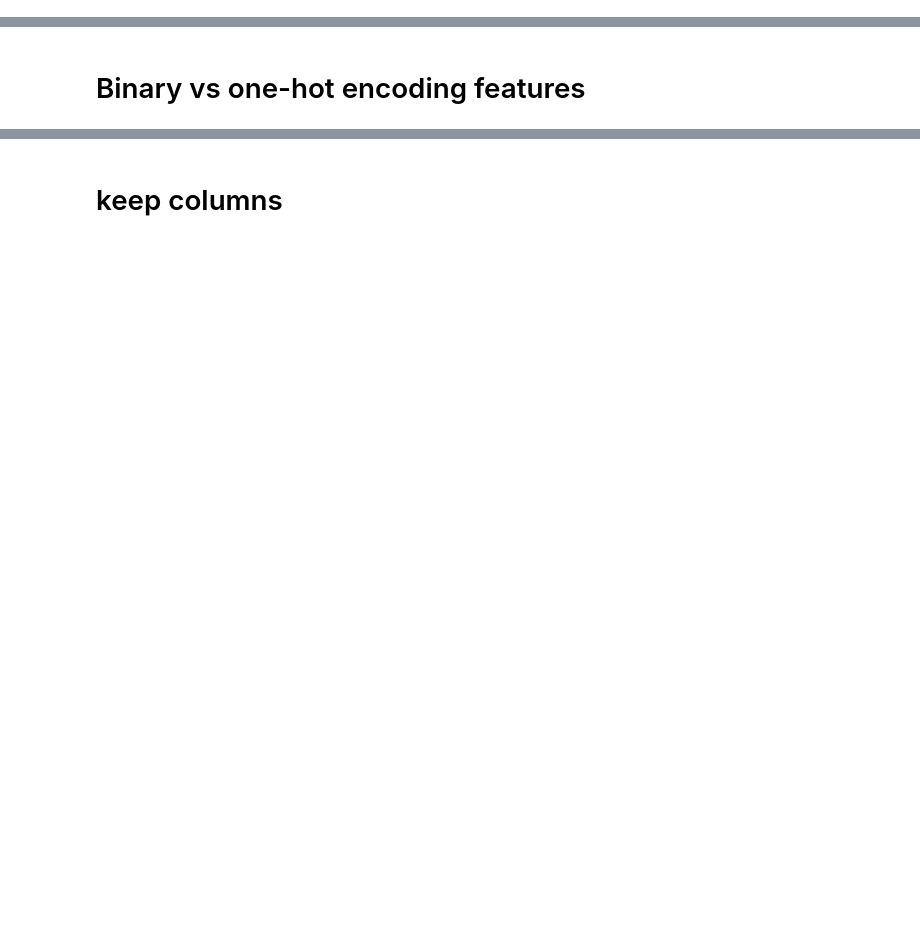
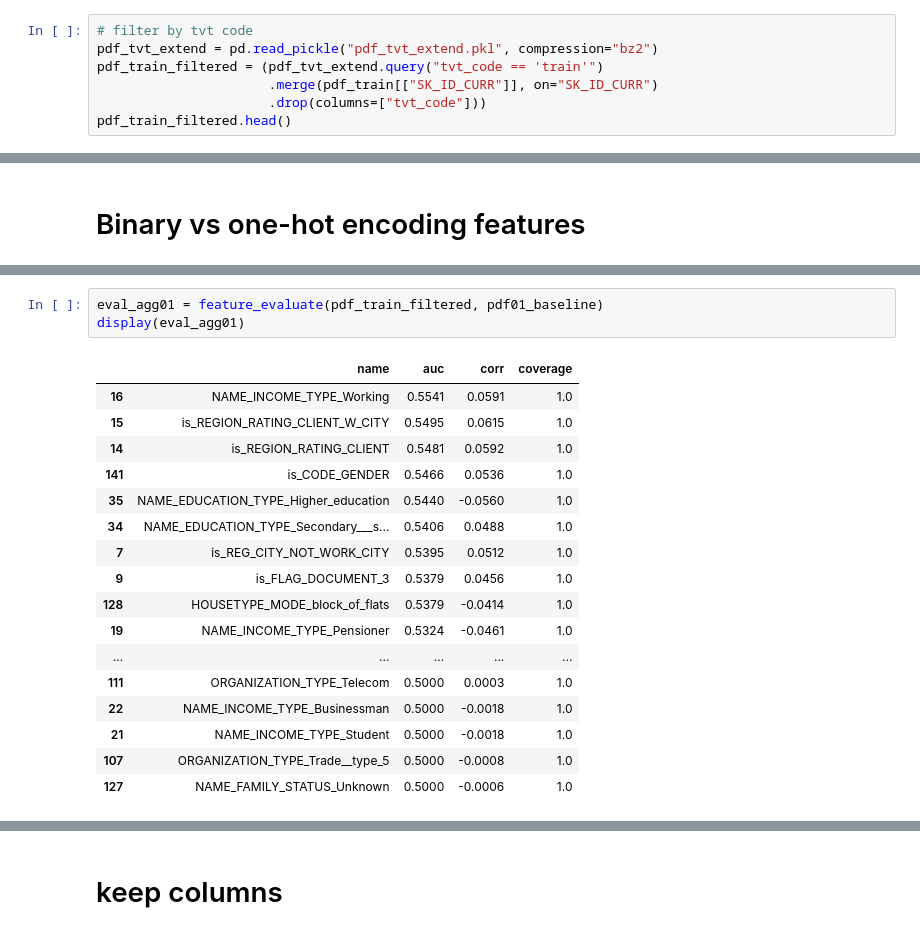
Before and after one commit to ongxuanhong/data-science-mini-course, a Jupyter notebook: 04_feature_engineering/001_baseline.ipynb, the cells around one changed output, grey strips where cells are left out. Saved outputs shown, nothing was run; the diff lists cells and outputs as text; blank space fills up the shorter version.

```diff
--- a/04_feature_engineering/001_baseline.ipynb
+++ b/04_feature_engineering/001_baseline.ipynb
@@ -67,3 +68,10 @@ First 5 rows
 | 119 | AMT_REQ_CREDIT_BUREAU_MON | float64 | 24 (0.01%) | 41519 (13.50%) | 0 (0.00%) | 222233 (72.27%) | 0.0000 | 0.0000 | 0.0000 | 265992.0 | ... |
 | 120 | AMT_REQ_CREDIT_BUREAU_QRT | float64 | 11 (0.00%) | 41519 (13.50%) | 0 (0.00%) | 215417 (70.05%) | 0.0000 | 0.0000 | 0.0000 | 265992.0 | ... |
 | 121 | AMT_REQ_CREDIT_BUREAU_YEAR | float64 | 25 (0.01%) | 41519 (13.50%) | 0 (0.00%) | 71801 (23.35%) | 0.0000 | 1.0000 | 3.0000 | 265992.0 | ... |
+# %%
+# filter by tvt code
+pdf_tvt_extend = pd.read_pickle("pdf_tvt_extend.pkl", compression="bz2")
+pdf_train_filtered = (pdf_tvt_extend.query("tvt_code == 'train'")
+                      .merge(pdf_train[["SK_ID_CURR"]], on="SK_ID_CURR")
+                      .drop(columns=["tvt_code"]))
+pdf_train_filtered.head()
@@ -202,0 +269,21 @@ Wall time: 18.1 s
+# %%
+eval_agg01 = feature_evaluate(pdf_train_filtered, pdf01_baseline)
+display(eval_agg01)
+# %% [output]
+|  | name | auc | corr | coverage |
+| 16 | NAME_INCOME_TYPE_Working | 0.5541 | 0.0591 | 1.0 |
+| 15 | is_REGION_RATING_CLIENT_W_CITY | 0.5495 | 0.0615 | 1.0 |
+| 14 | is_REGION_RATING_CLIENT | 0.5481 | 0.0592 | 1.0 |
+| 141 | is_CODE_GENDER | 0.5466 | 0.0536 | 1.0 |
+| 35 | NAME_EDUCATION_TYPE_Higher_education | 0.5440 | -0.0560 | 1.0 |
+| 34 | NAME_EDUCATION_TYPE_Secondary___s... | 0.5406 | 0.0488 | 1.0 |
+| 7 | is_REG_CITY_NOT_WORK_CITY | 0.5395 | 0.0512 | 1.0 |
+| 9 | is_FLAG_DOCUMENT_3 | 0.5379 | 0.0456 | 1.0 |
+| 128 | HOUSETYPE_MODE_block_of_flats | 0.5379 | -0.0414 | 1.0 |
+| 19 | NAME_INCOME_TYPE_Pensioner | 0.5324 | -0.0461 | 1.0 |
+| ... | ... | ... | ... | ... |
+| 111 | ORGANIZATION_TYPE_Telecom | 0.5000 | 0.0003 | 1.0 |
+| 22 | NAME_INCOME_TYPE_Businessman | 0.5000 | -0.0018 | 1.0 |
+| 21 | NAME_INCOME_TYPE_Student | 0.5000 | -0.0018 | 1.0 |
+| 107 | ORGANIZATION_TYPE_Trade__type_5 | 0.5000 | -0.0008 | 1.0 |
+| 127 | NAME_FAMILY_STATUS_Unknown | 0.5000 | -0.0006 | 1.0 |
```
Also changed, not shown: parts of 29 cells of this notebook, 1 other file.
